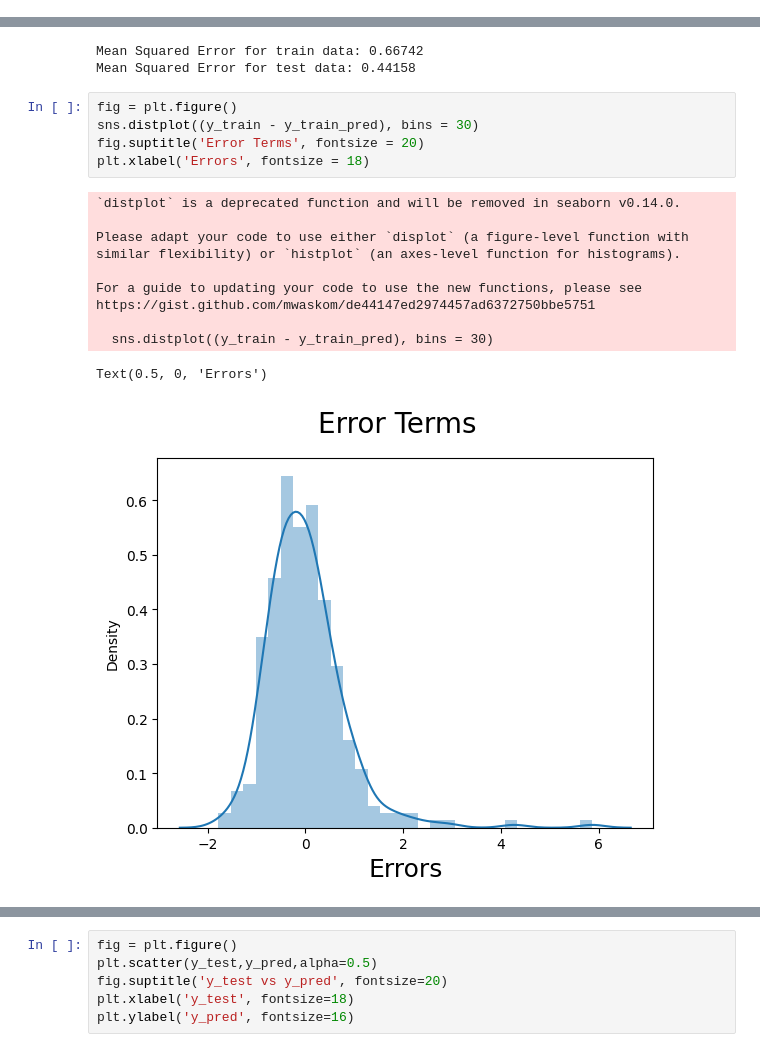
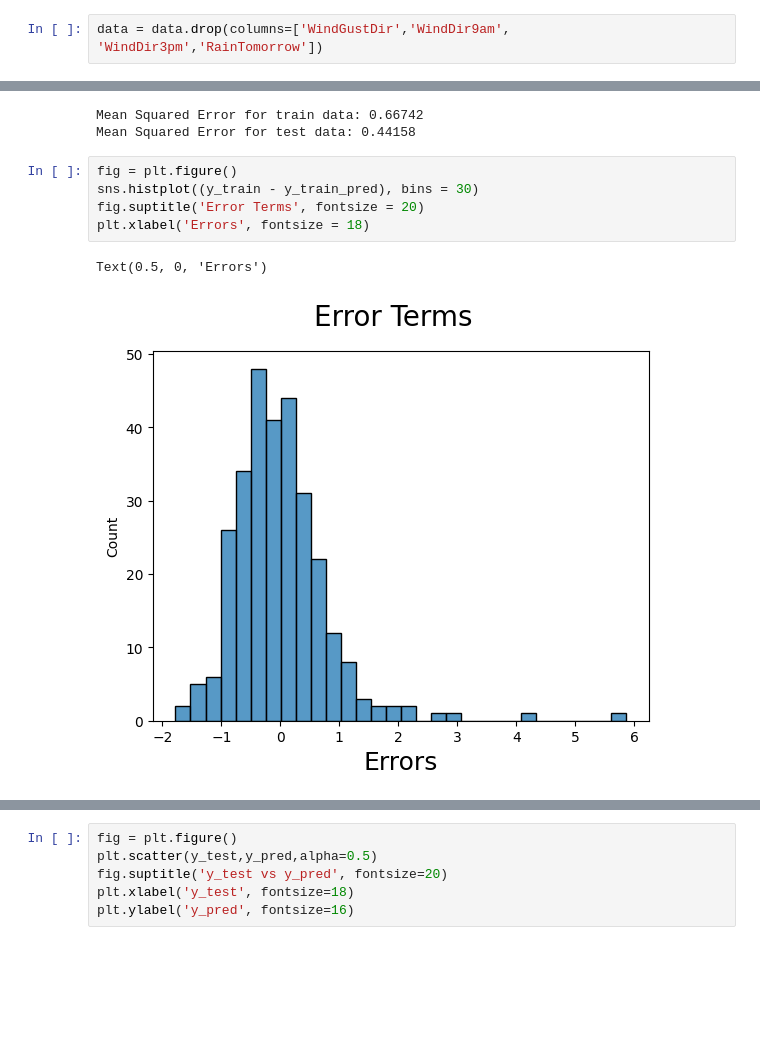
Before and after one commit to Mounika-Kola/Weather-Prediction-using-Traditional-Machine-Learning-Algorithms-and-Neural-Networks, a Jupyter notebook: Temperature_prediction.ipynb, the cells around one changed output, grey strips where cells are left out. Cells and saved outputs as stored; diff of their text form; blank space fills up the shorter version.

```diff
--- a/Temperature_prediction.ipynb
+++ b/Temperature_prediction.ipynb
@@ -26,4 +29,6 @@ Index(['MinTemp', 'MaxTemp', 'Rainfall', 'Evaporation', 'Sunshine',
       dtype='object')
+# %%
+data = data.drop(columns=['WindGustDir','WindDir9am', 'WindDir3pm','RainTomorrow'])
 # %%
 data.shape
 # %% [output]
@@ -181,20 +186,11 @@ Mean Squared Error for train data: 0.66742
 Mean Squared Error for test data: 0.44158
 # %%
 fig = plt.figure()
-sns.distplot((y_train - y_train_pred), bins = 30)
+sns.histplot((y_train - y_train_pred), bins = 30)
 fig.suptitle('Error Terms', fontsize = 20)
 plt.xlabel('Errors', fontsize = 18)
 # %% [output]
-`distplot` is a deprecated function and will be removed in seaborn v0.14.0.
-
-Please adapt your code to use either `displot` (a figure-level function with
-similar flexibility) or `histplot` (an axes-level function for histograms).
-
-For a guide to updating your code to use the new functions, please see
-https://gist.github.com/mwaskom/de44147ed2974457ad6372750bbe5751
-
-  sns.distplot((y_train - y_train_pred), bins = 30)
+Text(0.5, 0, 'Errors')
-Text(0.5, 0, 'Errors')
-[figure, old version]
+[figure, new version]
 # %%
 fig = plt.figure()
```
Also changed, not shown: parts of 15 cells of this notebook.
